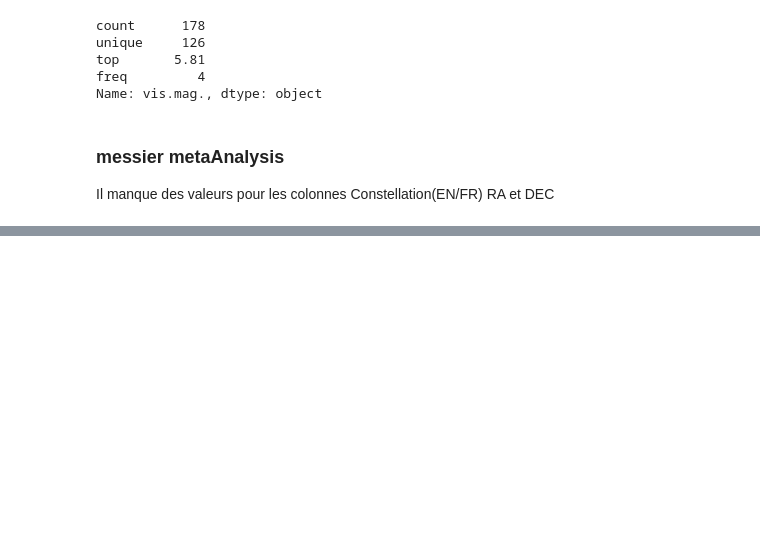
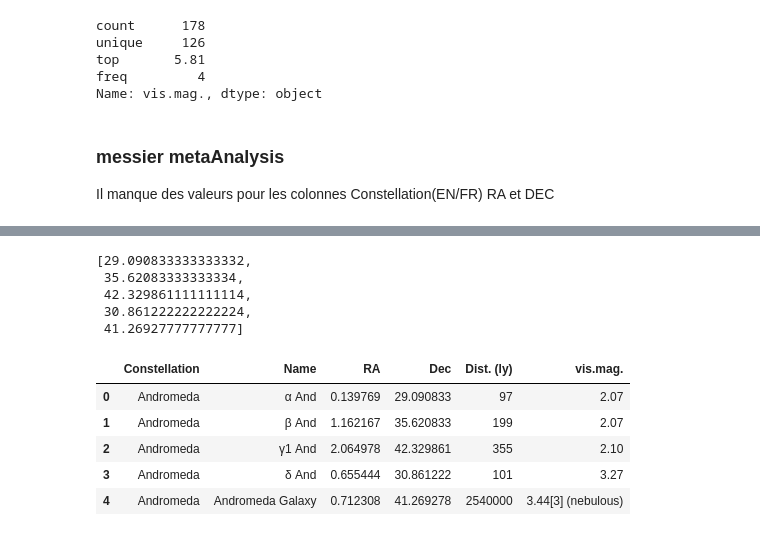
Before and after one commit to LAlto96/openclassrooms-da-p8, a Jupyter notebook: Astro/DataPrep.ipynb, the cells around one changed output, grey strips where cells are left out. Drawn from its saved outputs; the diff is of its cells as text; code cells hidden in the pictures; blank space fills up the shorter version.

```diff
--- a/Astro/DataPrep.ipynb
+++ b/Astro/DataPrep.ipynb
@@ -226,0 +322,6 @@ df_messier[df_messier['RA (Right Ascension)'].isnull()]
+# %%
+dec = [x.replace("°", ":") for x in dec]
+dec = [x.replace("′", ":") for x in dec]
+dec = [x.replace('″', "") for x in dec]
+dec = [x.replace('\xa0', "") for x in dec]
+dec = [x.replace("−", "-") for x in dec]
@@ -226,0 +332,2 @@ df_messier[df_messier['RA (Right Ascension)'].isnull()]
+# %%
+dec_deg = [dms_to_decimal(dms) for dms in dec]
@@ -226,0 +352,22 @@ df_messier[df_messier['RA (Right Ascension)'].isnull()]
+# %%
+dec_deg[0:5]
+# %% [output]
+[29.090833333333332,
+ 35.62083333333334,
+ 42.329861111111114,
+ 30.861222222222224,
+ 41.26927777777777]
+# %%
+df_const_deg = df_constWikiScrap_Stars_clensed.copy()
+# %%
+df_const_deg['RA']=RA_deg
+df_const_deg['Dec']=dec_deg
+# %%
+df_const_deg.head()
+# %% [output]
+|  | Constellation | Name | RA | Dec | Dist. (ly) | vis.mag. |
+| 0 | Andromeda | α And | 0.139769 | 29.090833 | 97 | 2.07 |
+| 1 | Andromeda | β And | 1.162167 | 35.620833 | 199 | 2.07 |
+| 2 | Andromeda | γ1 And | 2.064978 | 42.329861 | 355 | 2.10 |
+| 3 | Andromeda | δ And | 0.655444 | 30.861222 | 101 | 3.27 |
+| 4 | Andromeda | Andromeda Galaxy | 0.712308 | 41.269278 | 2540000 | 3.44[3] (nebulous) |
```
Also changed, not shown: parts of 21 cells of this notebook, 2 other files.
